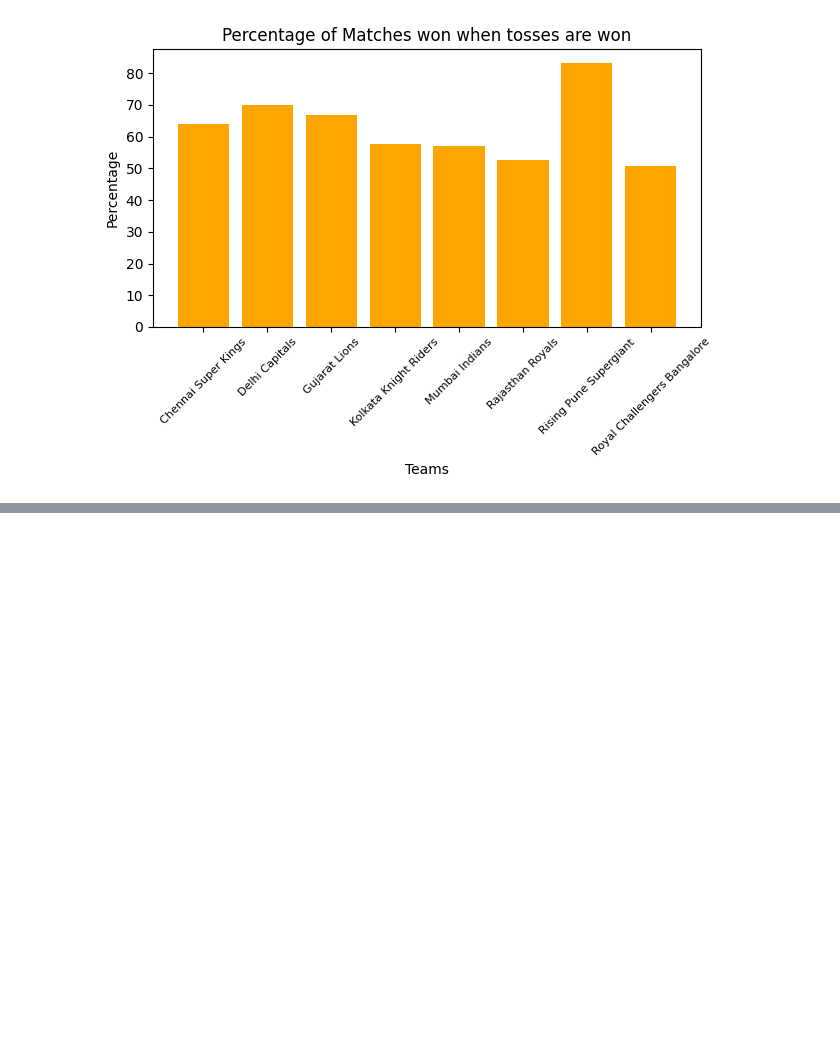
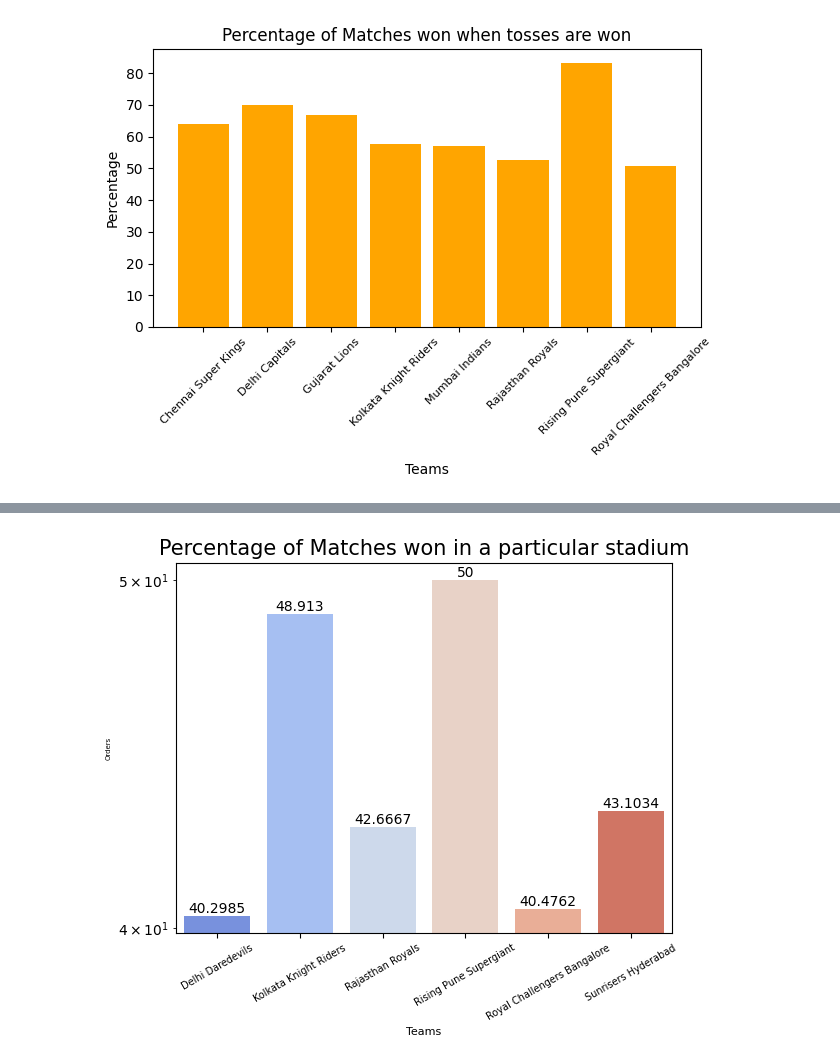
Before and after one commit to girish-kumar-l/data-analytics, a Jupyter notebook: Indian_Premier_League.ipynb, the cells around one changed output, grey strips where cells are left out. Cells and saved outputs as stored; diff of their text form; code cells hidden in the pictures; blank space fills up the shorter version.

```diff
--- a/Indian_Premier_League.ipynb
+++ b/Indian_Premier_League.ipynb
@@ -213,0 +246,16 @@ plt.tight_layout()
+# %%
+#Best win rates for a team in a particular stadium?
+grouped = ipl.groupby(['winner', 'venue']).size().reset_index(name='count')
+total_occurrences = ipl['winner'].value_counts()
+grouped['percentage'] = grouped.apply(lambda row: row['count'] / total_occurrences[row['winner']] * 100, axis=1)
+high_occurrence_values = grouped[grouped['percentage'] > 40]
+
+ax =sns.barplot(x= 'winner', y = 'percentage' , data = high_occurrence_values, palette = 'coolwarm')
+ax.bar_label(ax.containers[0])
+plt.title("Percentage of Matches won in a particular stadium",fontsize=15)
+plt.ylabel("Orders",fontsize = 5)
+plt.xlabel('Teams',fontsize = 8)
+plt.xticks(fontsize = 7, rotation=30)
+plt.yscale('log')
+# %% [output]
+[figure, added]
```
Also changed, not shown: parts of 4 cells of this notebook.
